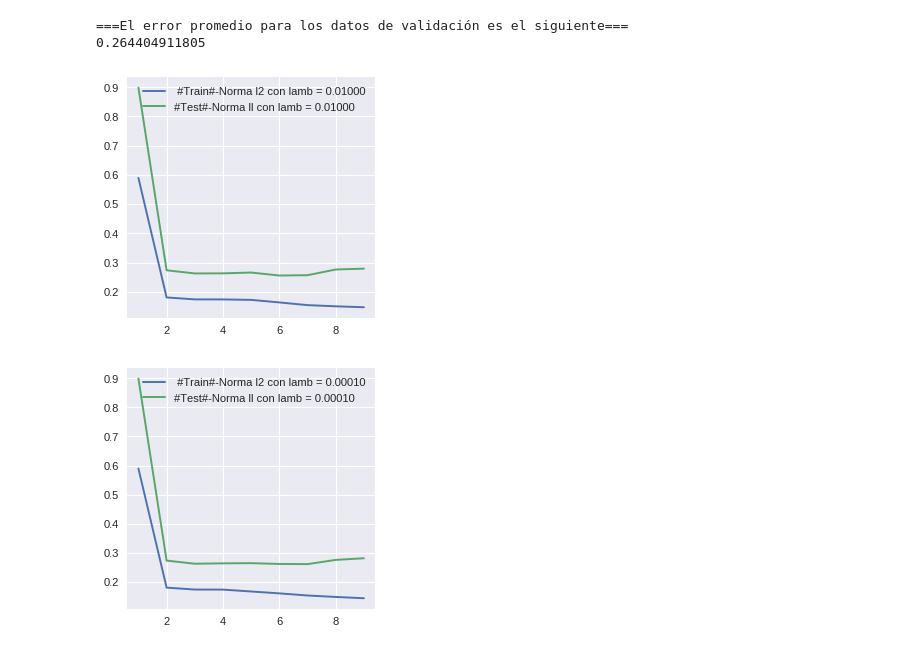
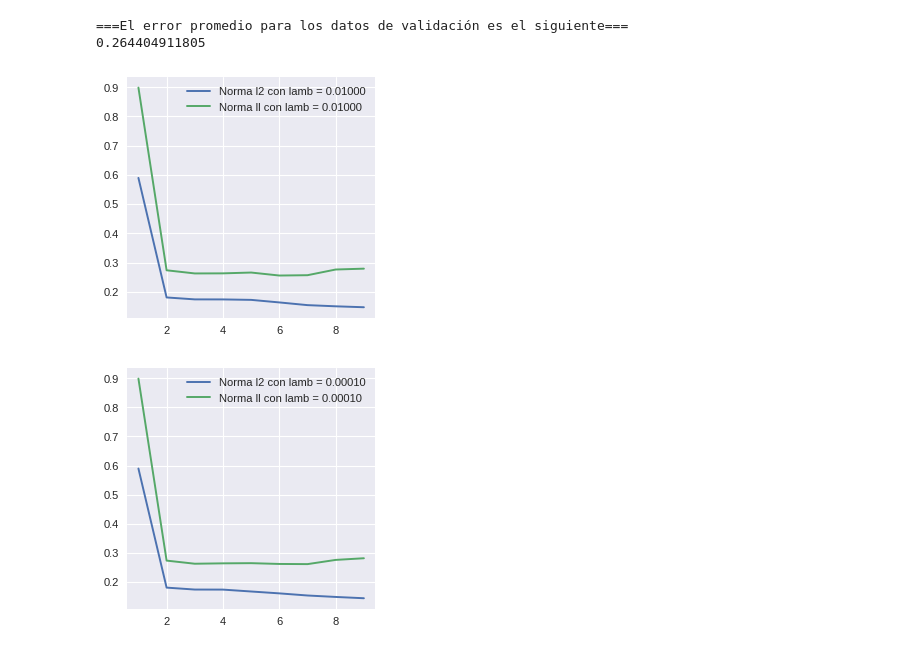
Before and after one commit to Jerry-Types/ML_IIMAS, a Jupyter notebook: Tarea3/Regresión_Dato_Sintéticos.ipynb, the cells around one changed output. Saved outputs shown, nothing was run; the diff lists cells and outputs as text; code cells hidden in the pictures.

```diff
--- a/Tarea3/Regresión_Dato_Sintéticos.ipynb
+++ b/Tarea3/Regresión_Dato_Sintéticos.ipynb
@@ -602,36 +602,35 @@ for lamb in lambdas:
     ax.set_yscale('linear')
     Iteracion=[]
     MSE = []
     Iteracion_test=[]
     MSE_test = []
     for m_degree in range(1,10):
         #print m_degree
         X_train = x_train.as_matrix()
         theta_map, X_train= reggresion_L2(X_train,degree=m_degree,lambda_const=lamb)
 
         y_train_hat_l2 = (np.sum(X_train*theta_map.T,axis=1))
         y_train_hat_l2 = y_train_hat_l2.reshape(200,1)
         sse_train = np.square(y_train - y_train_hat_l2).sum()
         mse_train_l2 = sse_train / X_train.shape[0]
         Iteracion.append(m_degree)
-        MSE.append(mse_train_l2[0])
-
+        MSE.append(mse_train_l2)
         X_test= x_test.as_matrix()
         phi_X_test= np.insert(X_test,0,1.0,axis=1)
         phi_X_test = polynomial_expansion(phi_X_test, m_degree)
         y_test_hat_l2 = (np.sum(phi_X_test*theta_map.T,axis=1))
         y_test_hat_l2 = y_test_hat_l2.reshape(200,1)
         sse_test = np.square(y_test- y_test_hat_l2).sum()
         mse_test_l2 = sse_test / X_test.shape[0]
 
         Iteracion_test.append(m_degree)
         MSE_test.append(mse_test_l2[0])
     #print Iteracion
     #print MSE
-    plt.plot(Iteracion, MSE,label=' #Train#-Norma l2 con lamb = %.5f' %lamb)
-    plt.plot(Iteracion_test, MSE_test,label='#Test#-Norma ll con lamb = %.5f' %lamb)
+    plt.plot(Iteracion, MSE,label='Norma l2 con lamb = %.5f' %lamb)
+    plt.plot(Iteracion_test, MSE_test,label='Norma ll con lamb = %.5f' %lamb)
     ax.legend()
     plt.show()
 # %% [output]
-[figure, old version]
+[figure, new version]
-[figure, old version]
+[figure, new version]
```
Also changed, not shown: parts of 9 cells of this notebook.
